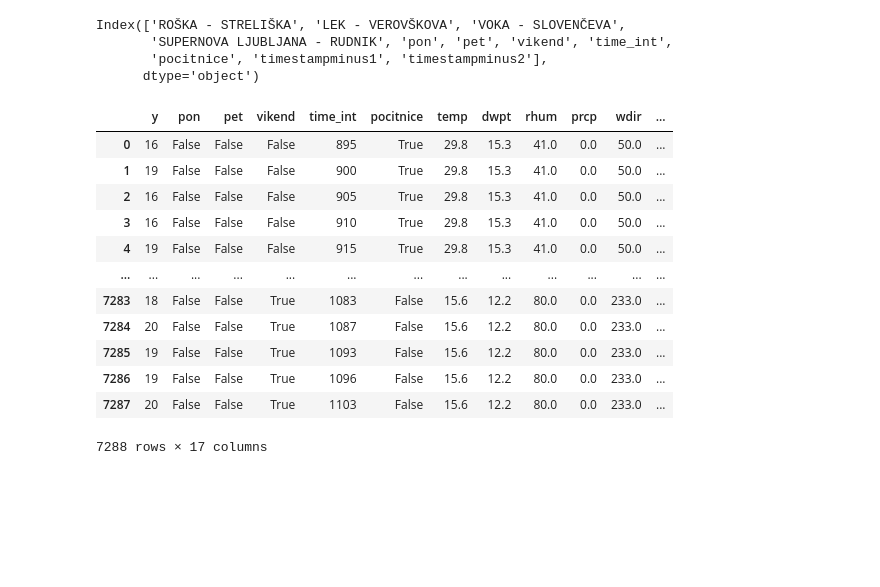
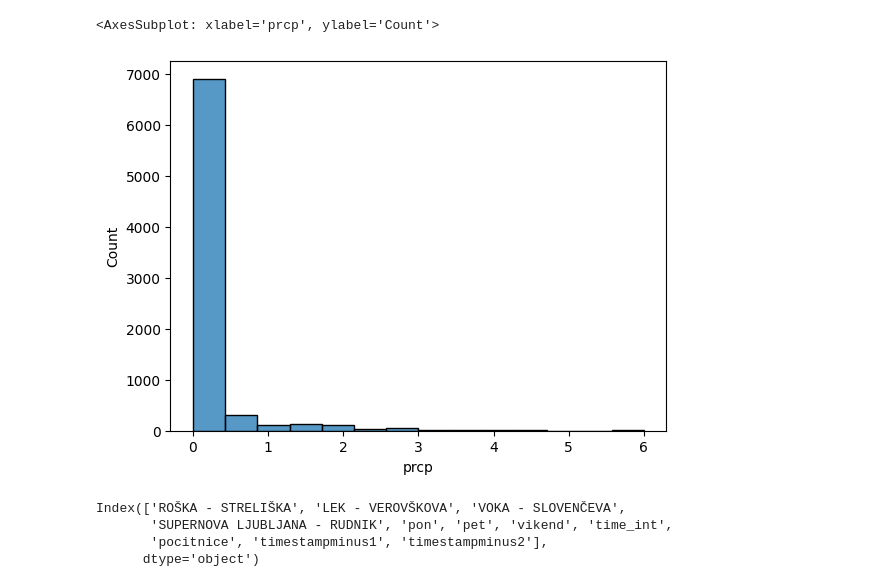
Before and after one commit to elgroselj/bicikelj, a Jupyter notebook: main.ipynb, the cells around one changed output. Saved outputs shown, nothing was run; the diff lists cells and outputs as text; code cells hidden in the pictures; blank space fills up the shorter version.

```diff
--- a/main.ipynb
+++ b/main.ipynb
@@ -148,3 +20,10 @@ dt
+# %%
+df_w, _ = hf.init(ure=[1,2],weather=True)
+import seaborn as sns
+sns.histplot(data=df_w, x="prcp")
+# %% [output]
+<AxesSubplot: xlabel='prcp', ylabel='Count'>
+[figure, added]
 # %%
 df.columns[-11:]
 # %% [output]
@@ -152,49 +31,3 @@ Index(['ROŠKA - STRELIŠKA', 'LEK - VEROVŠKOVA', 'VOKA - SLOVENČEVA',
        'SUPERNOVA LJUBLJANA - RUDNIK', 'pon', 'pet', 'vikend', 'time_int',
        'pocitnice', 'timestampminus1', 'timestampminus2'],
       dtype='object')
-# %%
-from sklearn import preprocessing
-def get_pp(df,sourse_of_history, postaja="PREŠERNOV TRG-PETKOVŠKOVO NABREŽJE"):
-    attrs = [postaja] + [x for x in list(df.columns) if x.islower()]
-    for x in ["date", "time", "timestamp_round","day_of_week"]:
-        if x in attrs: attrs.remove(x)
-
-    dg = df[attrs]
-    dg.columns = ["y"] + list(dg.columns)[1:]
-
-    dj = sourse_of_history[attrs]
-    dj.columns = dg.columns
-
-    dh = dj[["y","timestamp"]]
-    dh.columns = ["pred_eno_uro","timestampminus1"]
-
-    to_use = dg[~np.isnan(dg["timestampminus1"]) & ~np.isnan(dg["timestampminus2"])]
-
-    pp = pd.merge(to_use, dh, on="timestampminus1",
-                    how = 'left')
-
-    dh.columns = ["pred_dvema_urama","timestampminus2"]
-    pp = pd.merge(pp, dh, on="timestampminus2",
-                    how = 'left')
-    pp = pp.drop(["timestamp","timestampminus1","timestampminus2"],axis=1)
-    X = pp.iloc[:,1:]
-    #X  = preprocessing.normalize(X)
-    y = np.array(pp.iloc[:,0])
-    return (pp,np.array(X),y)
-
-pp,_,_ = get_pp(df,df, "PREŠERNOV TRG-PETKOVŠKOVO NABREŽJE")
-pp
-# %% [output]
-|  | y | pon | pet | vikend | time_int | pocitnice | temp | dwpt | rhum | prcp | wdir | ... |
-| 0 | 16 | False | False | False | 895 | True | 29.8 | 15.3 | 41.0 | 0.0 | 50.0 | ... |
-| 1 | 19 | False | False | False | 900 | True | 29.8 | 15.3 | 41.0 | 0.0 | 50.0 | ... |
-| 2 | 16 | False | False | False | 905 | True | 29.8 | 15.3 | 41.0 | 0.0 | 50.0 | ... |
-| 3 | 16 | False | False | False | 910 | True | 29.8 | 15.3 | 41.0 | 0.0 | 50.0 | ... |
-| 4 | 19 | False | False | False | 915 | True | 29.8 | 15.3 | 41.0 | 0.0 | 50.0 | ... |
-| ... | ... | ... | ... | ... | ... | ... | ... | ... | ... | ... | ... | ... |
-| 7283 | 18 | False | False | True | 1083 | False | 15.6 | 12.2 | 80.0 | 0.0 | 233.0 | ... |
-| 7284 | 20 | False | False | True | 1087 | False | 15.6 | 12.2 | 80.0 | 0.0 | 233.0 | ... |
-| 7285 | 19 | False | False | True | 1093 | False | 15.6 | 12.2 | 80.0 | 0.0 | 233.0 | ... |
-| 7286 | 19 | False | False | True | 1096 | False | 15.6 | 12.2 | 80.0 | 0.0 | 233.0 | ... |
-| 7287 | 20 | False | False | True | 1103 | False | 15.6 | 12.2 | 80.0 | 0.0 | 233.0 | ... |
-7288 rows × 17 columns
```
Also changed, not shown: parts of 23 cells of this notebook, 3 other files.
